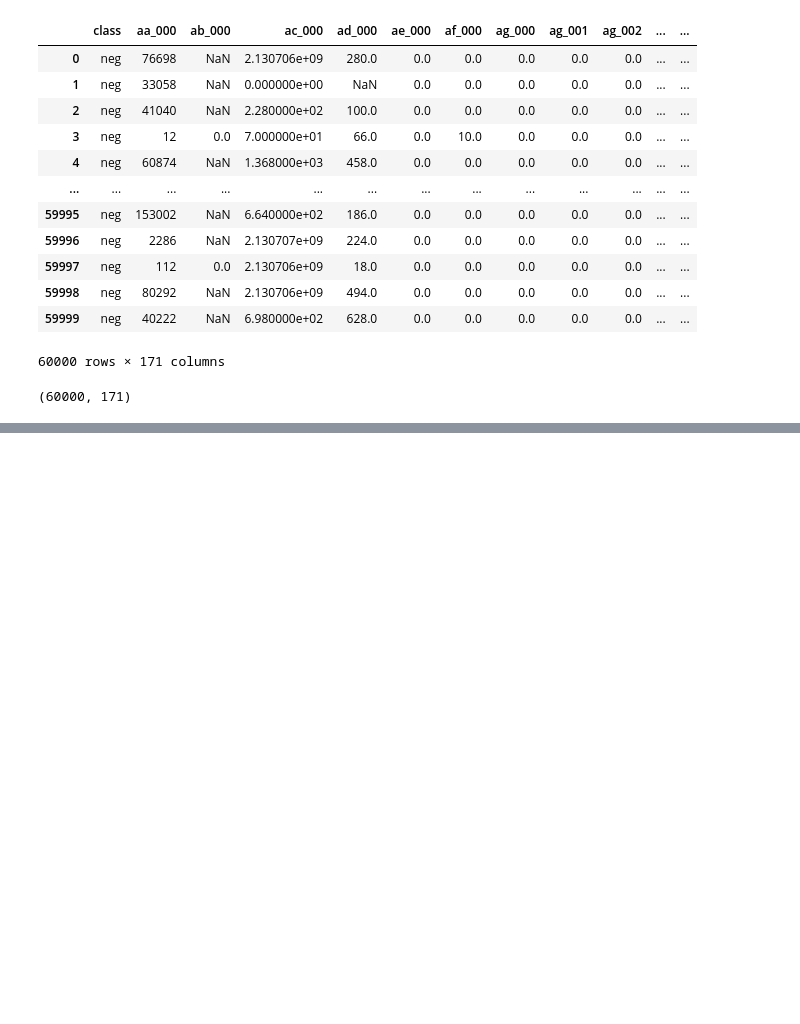
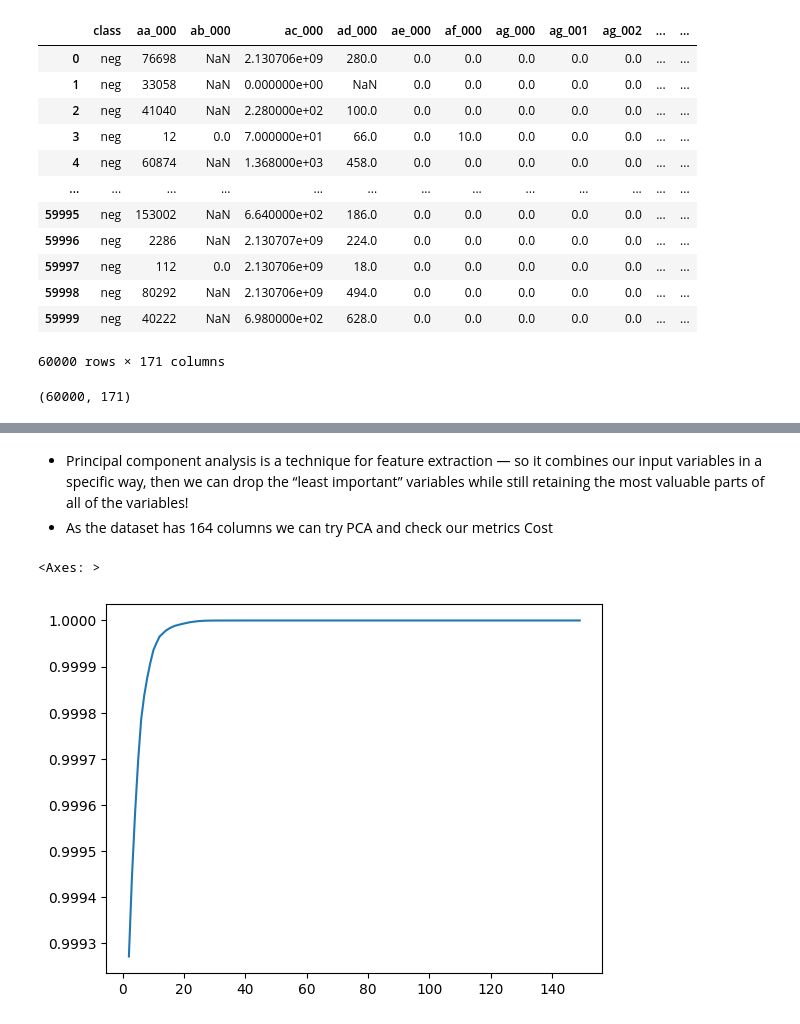
Before and after one commit to sumedh2000/livesensor, a Jupyter notebook: EDA.ipynb, the cells around one changed output, grey strips where cells are left out. Cells and saved outputs as stored; diff of their text form; code cells hidden in the pictures; blank space fills up the shorter version.

```diff
--- a/EDA.ipynb
+++ b/EDA.ipynb
@@ -56,0 +209,4 @@ ModuleNotFoundError: No module named 'seaborn'
+# %%
+# Splitting x and y for all
+X = df.drop('class', axis=1)
+y = df['class']
@@ -56,0 +523,3 @@ ModuleNotFoundError: No module named 'seaborn'
+# %% [markdown]
+- Principal component analysis is a technique for feature extraction — so it combines our input variables in a specific way, then we can drop the “least important” variables while still retaining the most valuable parts of all of the variables!
+- As the dataset has 164 columns we can try PCA and check our metrics Cost
@@ -56,0 +528,21 @@ ModuleNotFoundError: No module named 'seaborn'
+# %%
+pca_pipeline = Pipeline(steps=[
+    ('Imputer', SimpleImputer(strategy='constant', fill_value=0)),
+    ('RobustScaler', RobustScaler())
+])
+# %%
+X_pca = pca_pipeline.fit_transform(X)
+# %%
+#Applying PCA
+from sklearn.decomposition import PCA
+var_ratio={}
+for n in range(2,150):
+    pc=PCA(n_components=n)
+    df_pca=pc.fit(X_pca)
+    var_ratio[n]=sum(df_pca.explained_variance_ratio_)
+# %%
+# plotting variance ratio
+pd.Series(var_ratio).plot()
+# %% [output]
+<Axes: >
+[figure, added]
```
Also changed, not shown: parts of 69 cells of this notebook, 6 other files.
